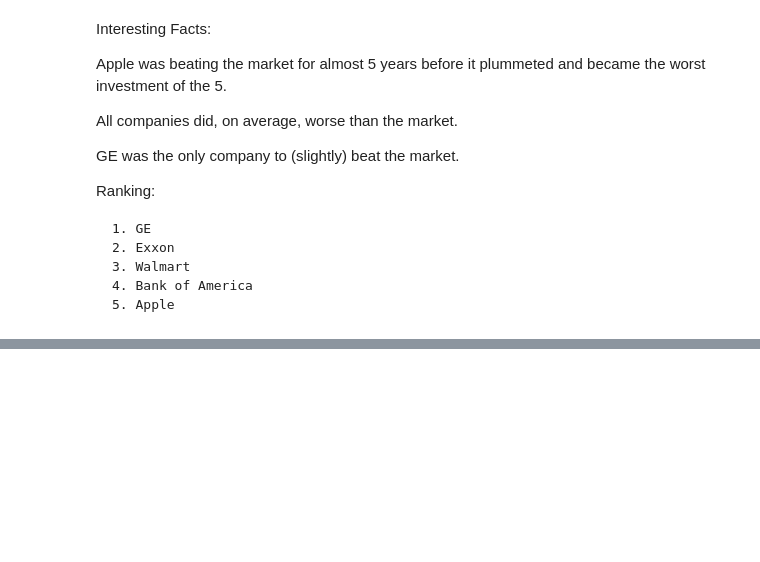
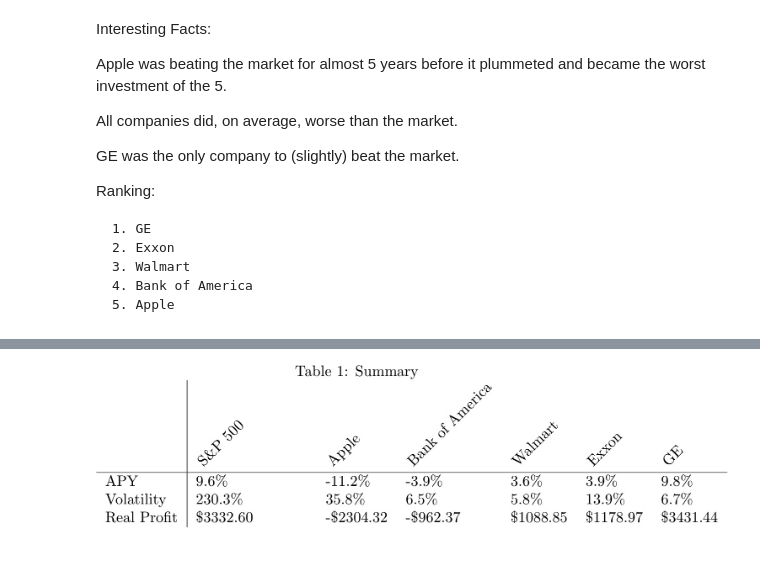
Before and after one commit to duffrind/Viz2, a Jupyter notebook: Viz2.ipynb, the cells around one changed output, grey strips where cells are left out. Drawn from its saved outputs; the diff is of its cells as text; code cells hidden in the pictures; blank space fills up the shorter version.

```diff
--- a/Viz2.ipynb
+++ b/Viz2.ipynb
@@ -119,0 +97,5 @@ Ranking:
+# %%
+from IPython.display import Image
+Image('./Data/latex.png')
+# %% [output]
+[figure, added]
```
Also changed, not shown: parts of 5 cells of this notebook, 3 other files.
